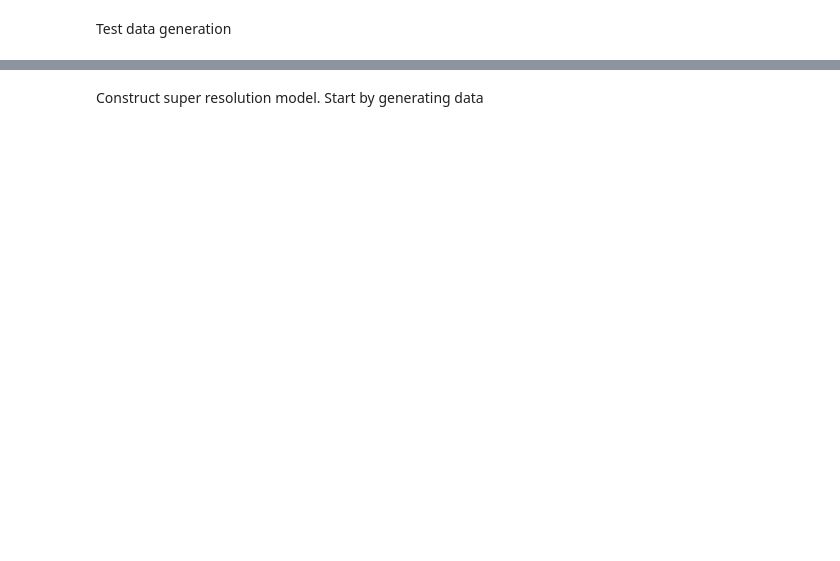
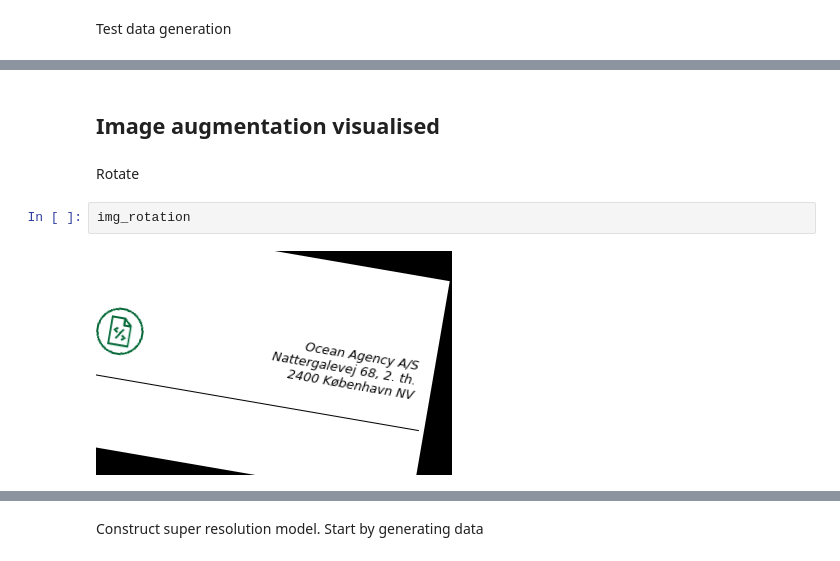
Before and after one commit to AKLLaursen/super_resolution, a Jupyter notebook: notebooks/super_resolution.ipynb, the cells around one changed output, grey strips where cells are left out. Drawn from its saved outputs; the diff is of its cells as text; blank space fills up the shorter version.

```diff
--- a/notebooks/super_resolution.ipynb
+++ b/notebooks/super_resolution.ipynb
@@ -72,0 +175,8 @@ Image.fromarray(augmented_images[0])
+# %% [markdown]
+## Image augmentation visualised
+# %% [markdown]
+Rotate
+# %%
+img_rotation
+# %% [output]
+[figure, added]
```
Also changed, not shown: parts of 76 cells of this notebook, 14 other files.
